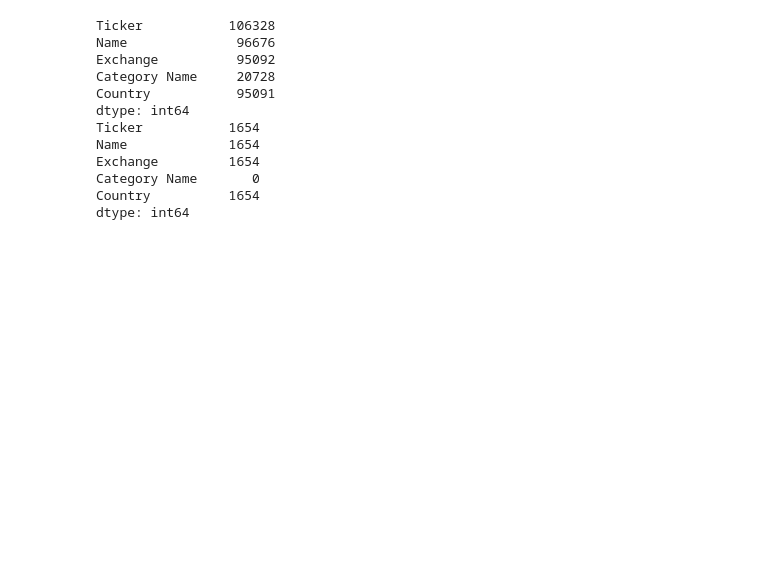
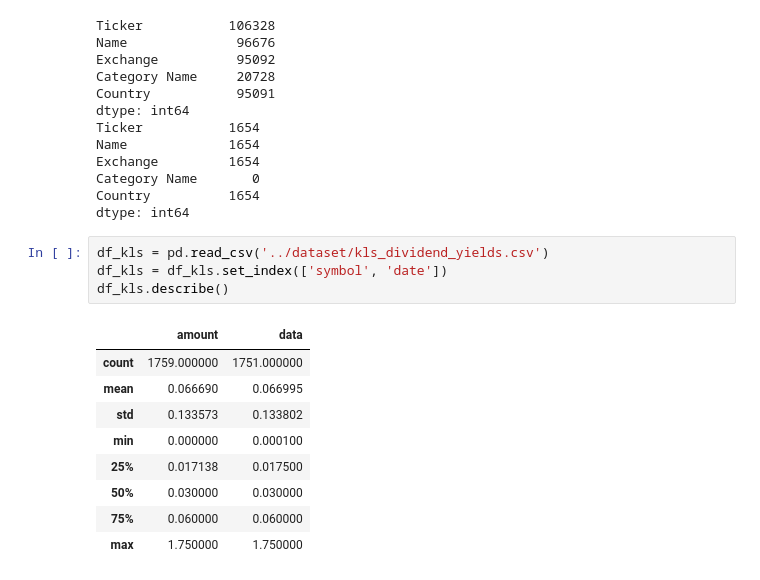
Before and after one commit to mengwangk/ai-playground, a Jupyter notebook: notebook/myInvestor-toolkit.ipynb, the cells around one changed output. Drawn from its saved outputs; the diff is of its cells as text; blank space fills up the shorter version.

```diff
--- a/notebook/myInvestor-toolkit.ipynb
+++ b/notebook/myInvestor-toolkit.ipynb
@@ -49,3 +121,17 @@ Exchange         1654
 Category Name       0
 Country          1654
 dtype: int64
+# %%
+df_kls = pd.read_csv('../dataset/kls_dividend_yields.csv')
+df_kls = df_kls.set_index(['symbol', 'date'])
+df_kls.describe()
+# %% [output]
+|  | amount | data |
+| count | 1759.000000 | 1751.000000 |
+| mean | 0.066690 | 0.066995 |
+| std | 0.133573 | 0.133802 |
+| min | 0.000000 | 0.000100 |
+| 25% | 0.017138 | 0.017500 |
+| 50% | 0.030000 | 0.030000 |
+| 75% | 0.060000 | 0.060000 |
+| max | 1.750000 | 1.750000 |
```
Also changed, not shown: parts of 4 cells of this notebook, 2 other files.
